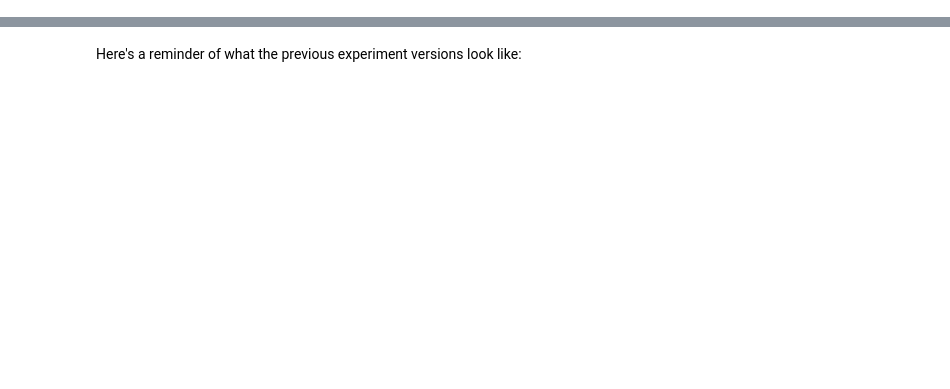
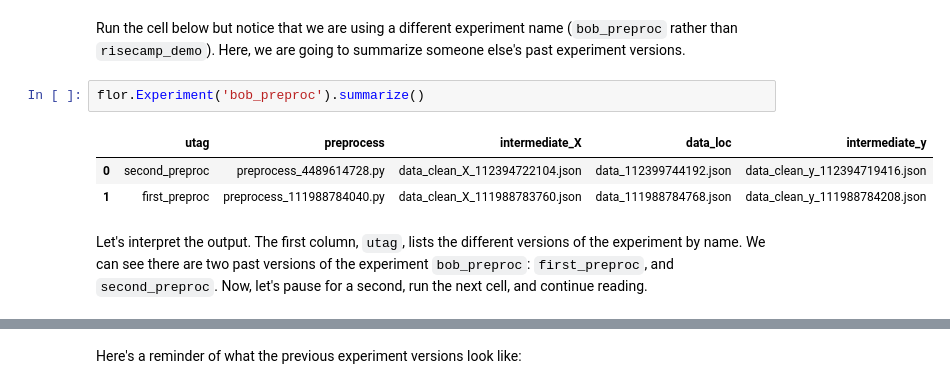
Before and after one commit to ucbrise/flor-camp2018, a Jupyter notebook: src/tutorial/tutorial.ipynb, the cells around one changed output, grey strips where cells are left out. Cells and saved outputs as stored; diff of their text form; blank space fills up the shorter version.

```diff
--- a/src/tutorial/tutorial.ipynb
+++ b/src/tutorial/tutorial.ipynb
@@ -183,0 +200,10 @@ Earlier we brought ourselves "up to speed" with the preprocessing work that our
+# %% [markdown]
+Run the cell below but notice that we are using a different experiment name (`bob_preproc` rather than `risecamp_demo`). Here, we are going to summarize someone else's past experiment versions.
+# %%
+flor.Experiment('bob_preproc').summarize()
+# %% [output]
+|  | utag | preprocess | intermediate_X | data_loc | intermediate_y |
+| 0 | second_preproc | preprocess_4489614728.py | data_clean_X_112394722104.json | data_112399744192.json | data_clean_y_112394719416.json |
+| 1 | first_preproc | preprocess_111988784040.py | data_clean_X_111988783760.json | data_111988784768.json | data_clean_y_111988784208.json |
+# %% [markdown]
+Let's interpret the output. The first column, `utag`, lists the different versions of the experiment by name. We can see there are two past versions of the experiment `bob_preproc`: `first_preproc`, and `second_preproc`.  Now, let's pause for a second, run the next cell, and continue reading.
```
Also changed, not shown: parts of 107 cells of this notebook, 3 other files.
